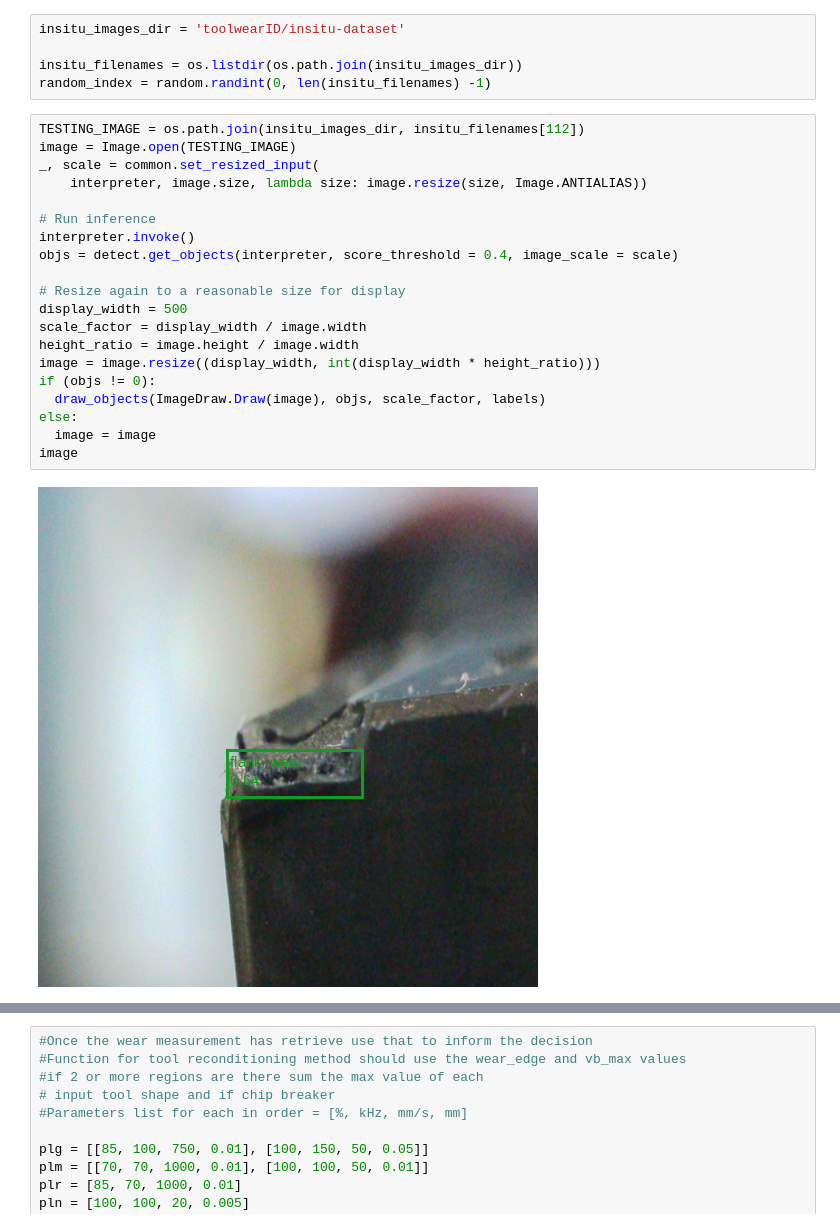
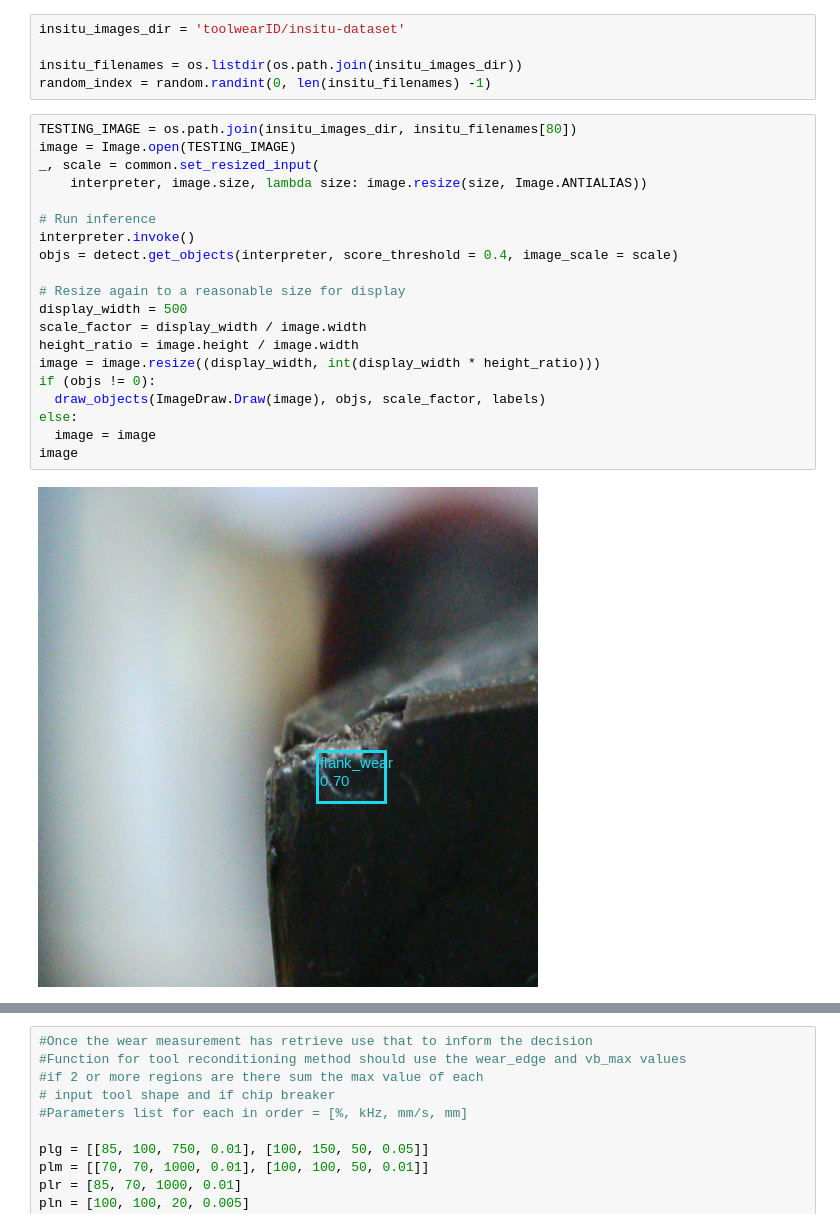
Before and after one commit to khazzan/toolwearID, a Jupyter notebook: Tool_Wear_Detection3.ipynb, the cells around one changed output, grey strips where cells are left out. Drawn from its saved outputs; the diff is of its cells as text.

```diff
--- a/Tool_Wear_Detection3.ipynb
+++ b/Tool_Wear_Detection3.ipynb
@@ -185,27 +166,27 @@ insitu_images_dir = 'toolwearID/insitu-dataset'
 insitu_filenames = os.listdir(os.path.join(insitu_images_dir))
 random_index = random.randint(0, len(insitu_filenames) -1)
 # %%
-TESTING_IMAGE = os.path.join(insitu_images_dir, insitu_filenames[112])
+TESTING_IMAGE = os.path.join(insitu_images_dir, insitu_filenames[80])
 image = Image.open(TESTING_IMAGE)
 _, scale = common.set_resized_input(
     interpreter, image.size, lambda size: image.resize(size, Image.ANTIALIAS))
 
 # Run inference
 interpreter.invoke()
 objs = detect.get_objects(interpreter, score_threshold = 0.4, image_scale = scale)
 
 # Resize again to a reasonable size for display
 display_width = 500
 scale_factor = display_width / image.width
 height_ratio = image.height / image.width
 image = image.resize((display_width, int(display_width * height_ratio)))
 if (objs != 0):
   draw_objects(ImageDraw.Draw(image), objs, scale_factor, labels)
 else:
   image = image
 image
 # %% [output]
-[figure, old version]
+[figure, new version]
 # %%
 print(objs)
 ratio = 0.00771 # 441px = 3.341mm
```
Also changed, not shown: parts of 6 cells of this notebook.
